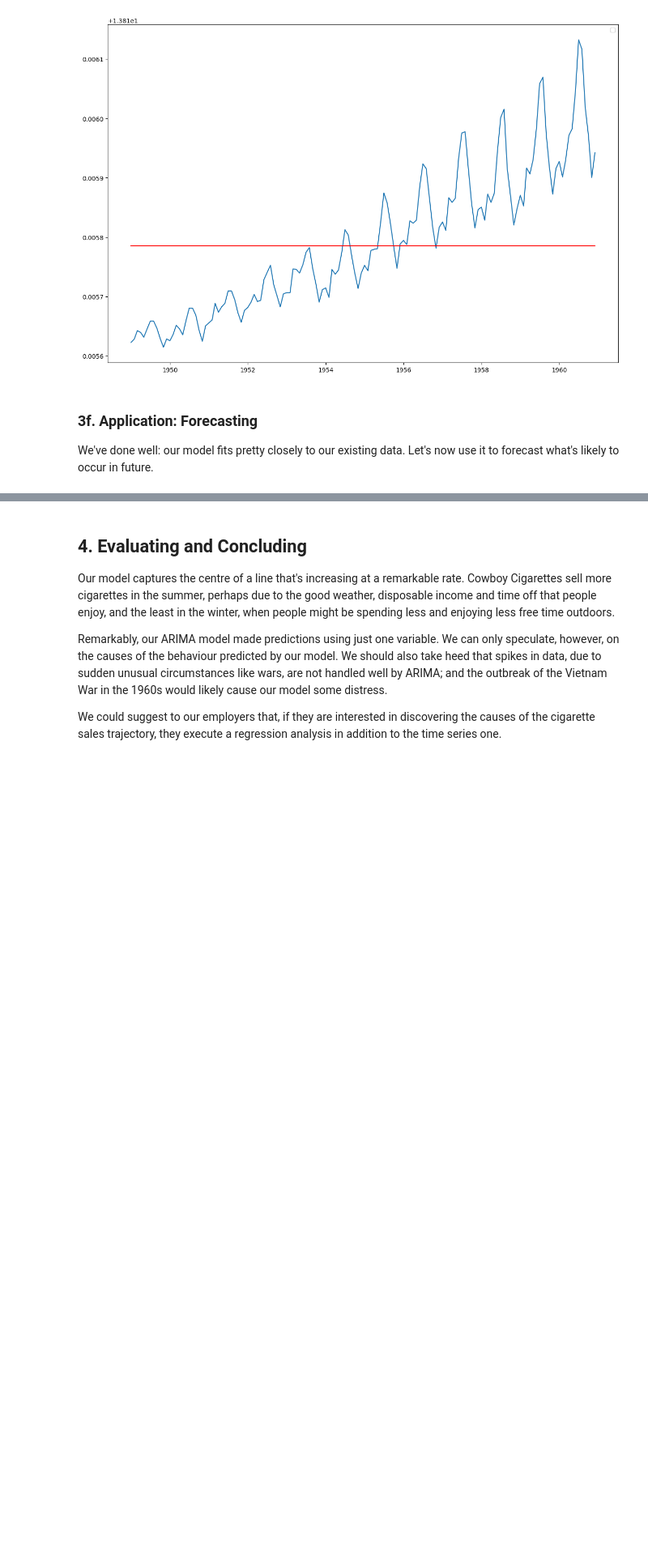
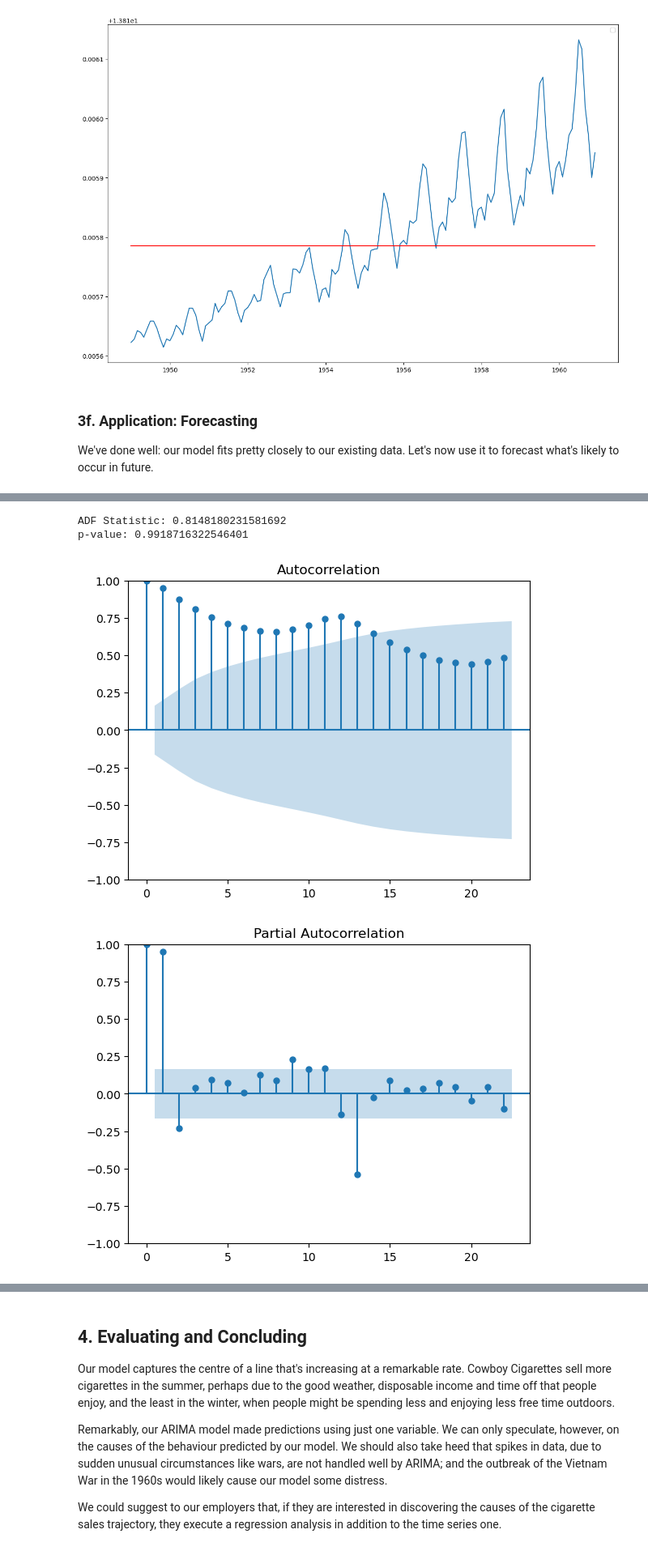
Before and after one commit to audreymalloy/Springboard_DataScience, a Jupyter notebook: CaseStudies/CowboyCigCaseStudy/CowboyCigarettesCaseStudy.ipynb, the cells around one changed output, grey strips where cells are left out. Shown at 81% size. Drawn from its saved outputs; the diff is of its cells as text; code cells hidden in the pictures; blank space fills up the shorter version.

```diff
--- a/CaseStudies/CowboyCigCaseStudy/CowboyCigarettesCaseStudy.ipynb
+++ b/CaseStudies/CowboyCigCaseStudy/CowboyCigarettesCaseStudy.ipynb
@@ -475,0 +498,16 @@ AttributeError: 'Series' object has no attribute 'append'
+# %%
+from statsmodels.graphics.tsaplots import plot_acf, plot_pacf
+from statsmodels.tsa.stattools import adfuller
+result = adfuller(y_log)
+print('ADF Statistic:', result[0])
+print('p-value:', result[1])
+
+# Plot ACF and PACF
+plot_acf(y_log)
+plot_pacf(y_log)
+plt.show()
+# %% [output]
+ADF Statistic: 0.8148180231581692
+p-value: 0.9918716322546401
+[figure, added]
+[figure, added]
```
Also changed, not shown: parts of 7 cells of this notebook.
